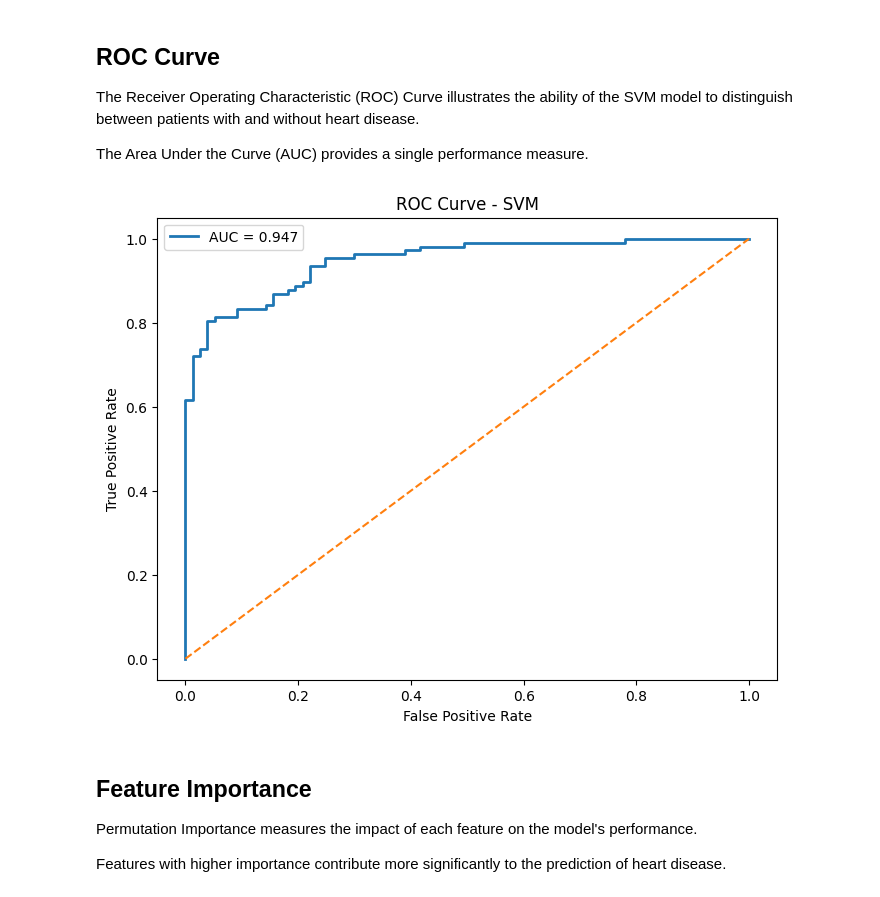
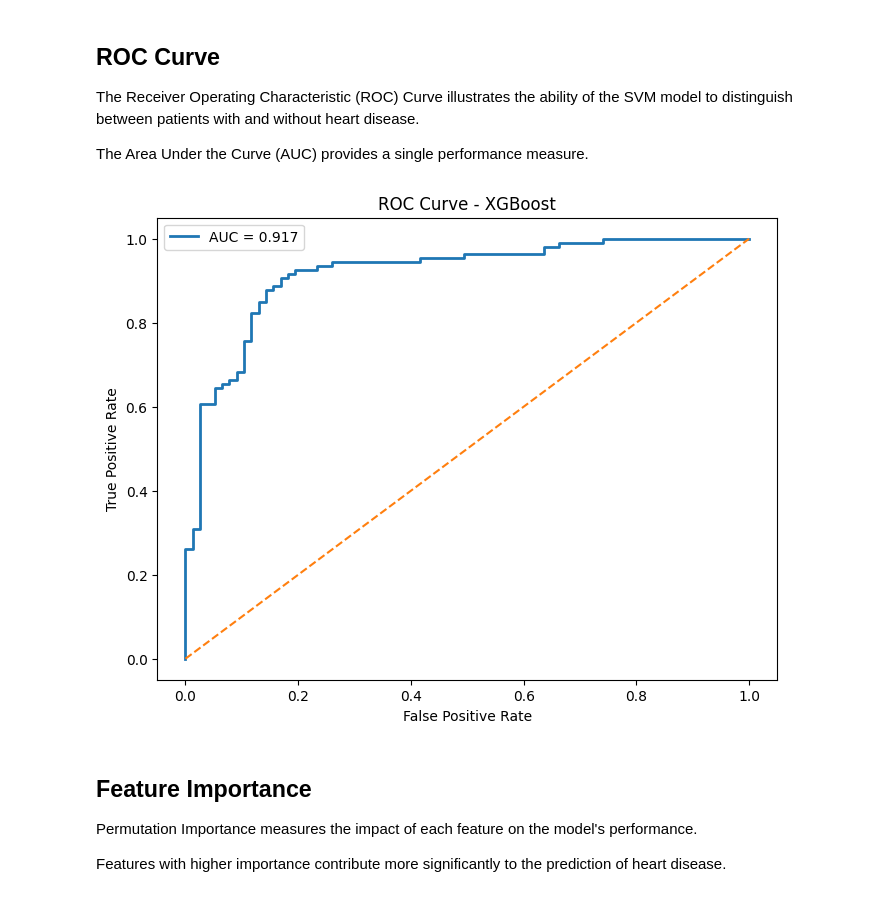
Before and after one commit to Hoziva/Heart-Disease-Prediction, a Jupyter notebook: notebooks/heart disease.ipynb, the cells around one changed output. Cells and saved outputs as stored; diff of their text form; code cells hidden in the pictures.

Commit message:
Update Streamlit app and add evaluation figures

```diff
--- a/notebooks/heart disease.ipynb
+++ b/notebooks/heart disease.ipynb
@@ -753,37 +753,37 @@ The Area Under the Curve (AUC) provides a single performance measure.
 # %%
 from sklearn.metrics import roc_curve, roc_auc_score
 
-svm_probability = svm_model.predict_proba(X_test)[:,1]
+xgb_probability = xgb_model.predict_proba(X_test)[:,1]
 
 fpr, tpr, thresholds = roc_curve(
     y_test,
-    svm_probability
+    xgb_probability
 )
 
 auc = roc_auc_score(
     y_test,
-    svm_probability
+    xgb_probability
 )
 
 plt.figure(figsize=(8,6))
 
 plt.plot(
     fpr,
     tpr,
     linewidth=2,
     label=f"AUC = {auc:.3f}"
 )
 
 plt.plot([0,1],[0,1],"--")
 
 plt.xlabel("False Positive Rate")
 plt.ylabel("True Positive Rate")
-plt.title("ROC Curve - SVM")
+plt.title("ROC Curve - XGBoost")
 plt.legend()
 
 plt.show()
 # %% [output]
-[figure, old version]
+[figure, new version]
 # %% [markdown]
 ## Feature Importance
 
```
Also changed, not shown: parts of 2 cells of this notebook, 3 other files.
